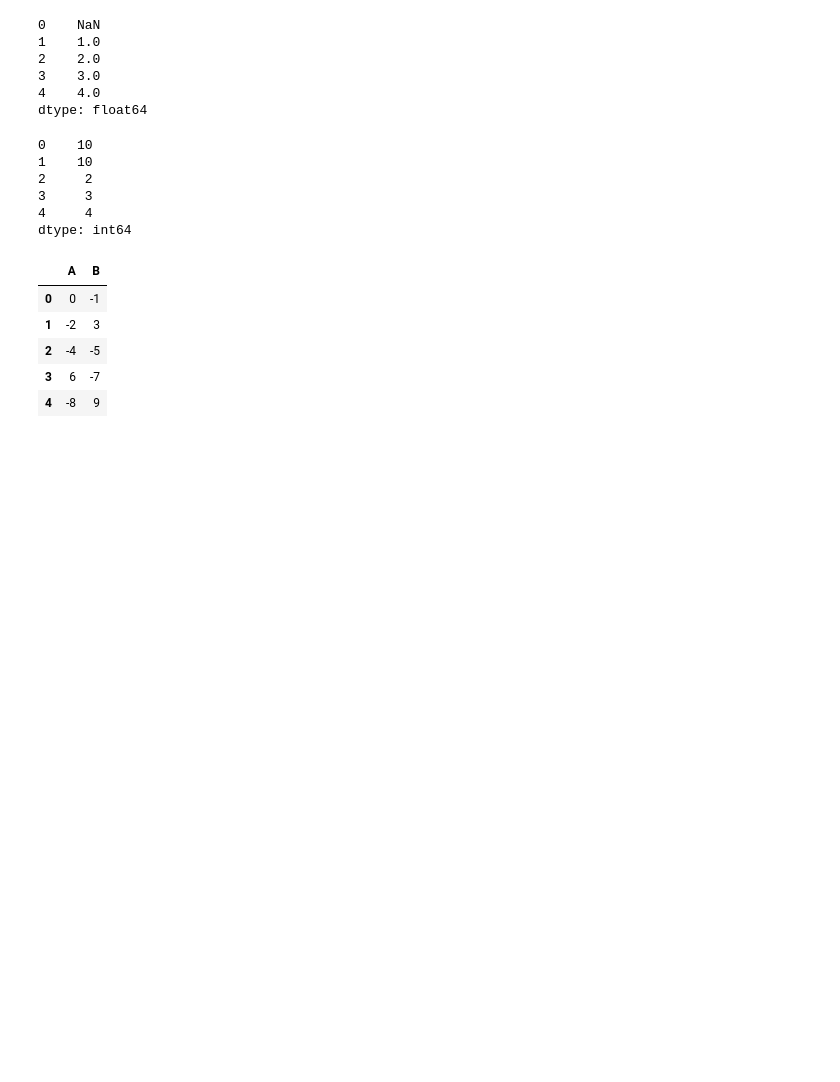
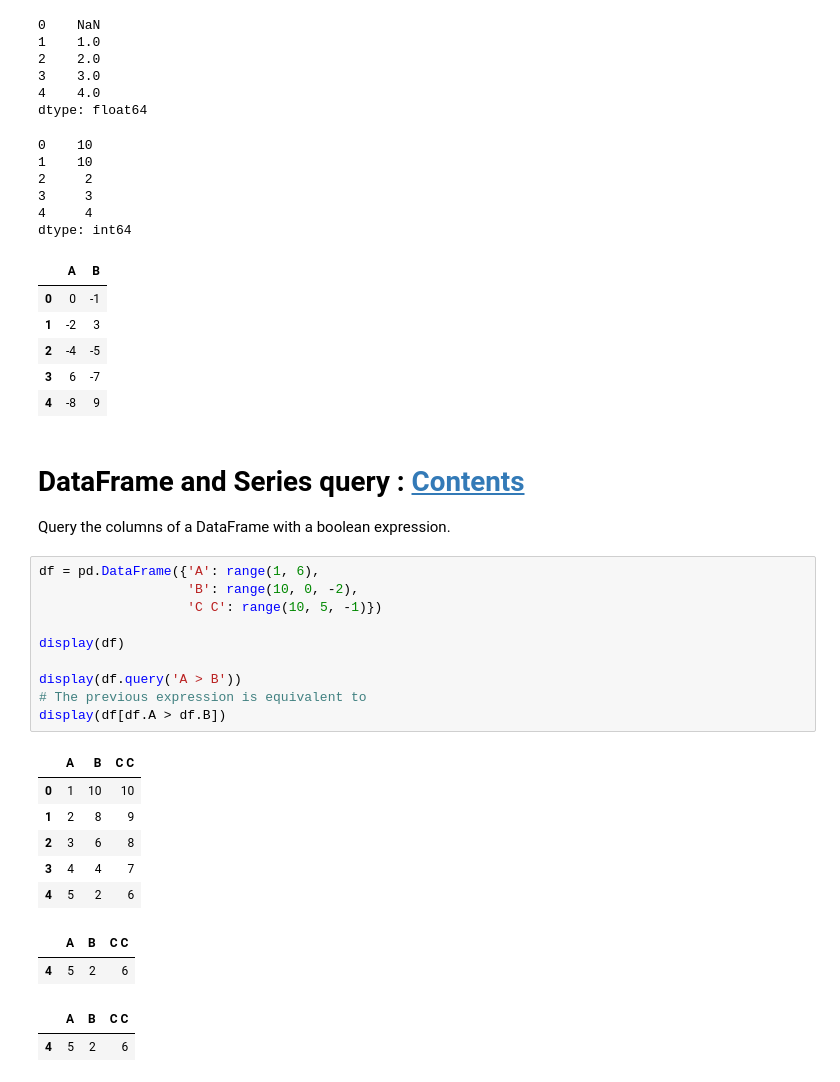
Before and after one commit to SandraBent/PythonLibs, a Jupyter notebook: Libs/Pandas.ipynb, the cells around one changed output. Cells and saved outputs as stored; diff of their text form; blank space fills up the shorter version.

```diff
--- a/Libs/Pandas.ipynb
+++ b/Libs/Pandas.ipynb
@@ -2568,3 +2574,28 @@ dtype: int64
 | 2 | -4 | -5 |
 | 3 | 6 | -7 |
 | 4 | -8 | 9 |
+# %% [markdown]
+<a id='query'></a>
+# DataFrame and Series query : <a href='#contents'>Contents</a>
+Query the columns of a DataFrame with a boolean expression.
+# %%
+df = pd.DataFrame({'A': range(1, 6),
+                   'B': range(10, 0, -2),
+                   'C C': range(10, 5, -1)})
+
+display(df)
+
+display(df.query('A > B'))
+# The previous expression is equivalent to
+display(df[df.A > df.B])
+# %% [output]
+|  | A | B | C C |
+| 0 | 1 | 10 | 10 |
+| 1 | 2 | 8 | 9 |
+| 2 | 3 | 6 | 8 |
+| 3 | 4 | 4 | 7 |
+| 4 | 5 | 2 | 6 |
+|  | A | B | C C |
+| 4 | 5 | 2 | 6 |
+|  | A | B | C C |
+| 4 | 5 | 2 | 6 |
```
Also changed, not shown: parts of 4 cells of this notebook, 5 other files.
